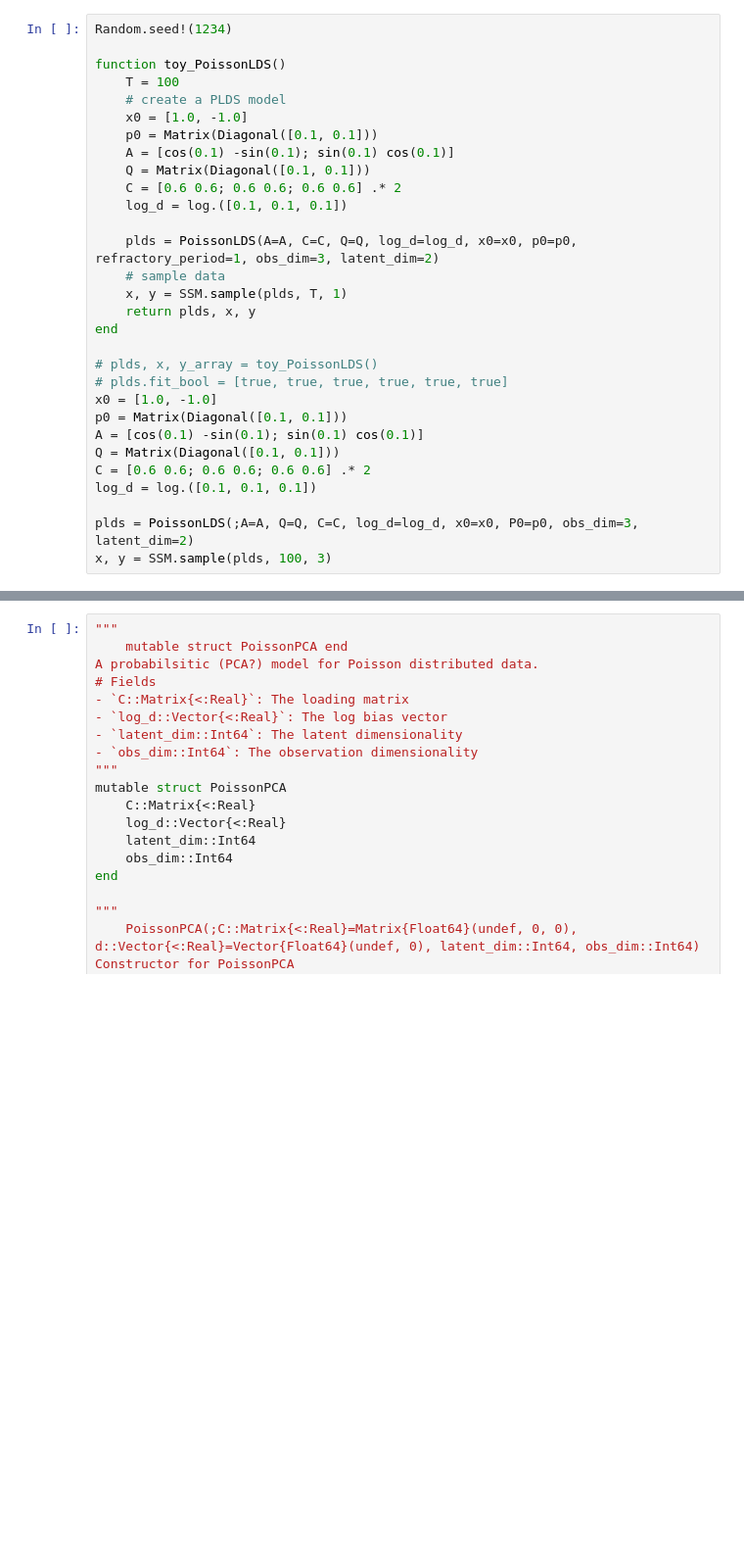
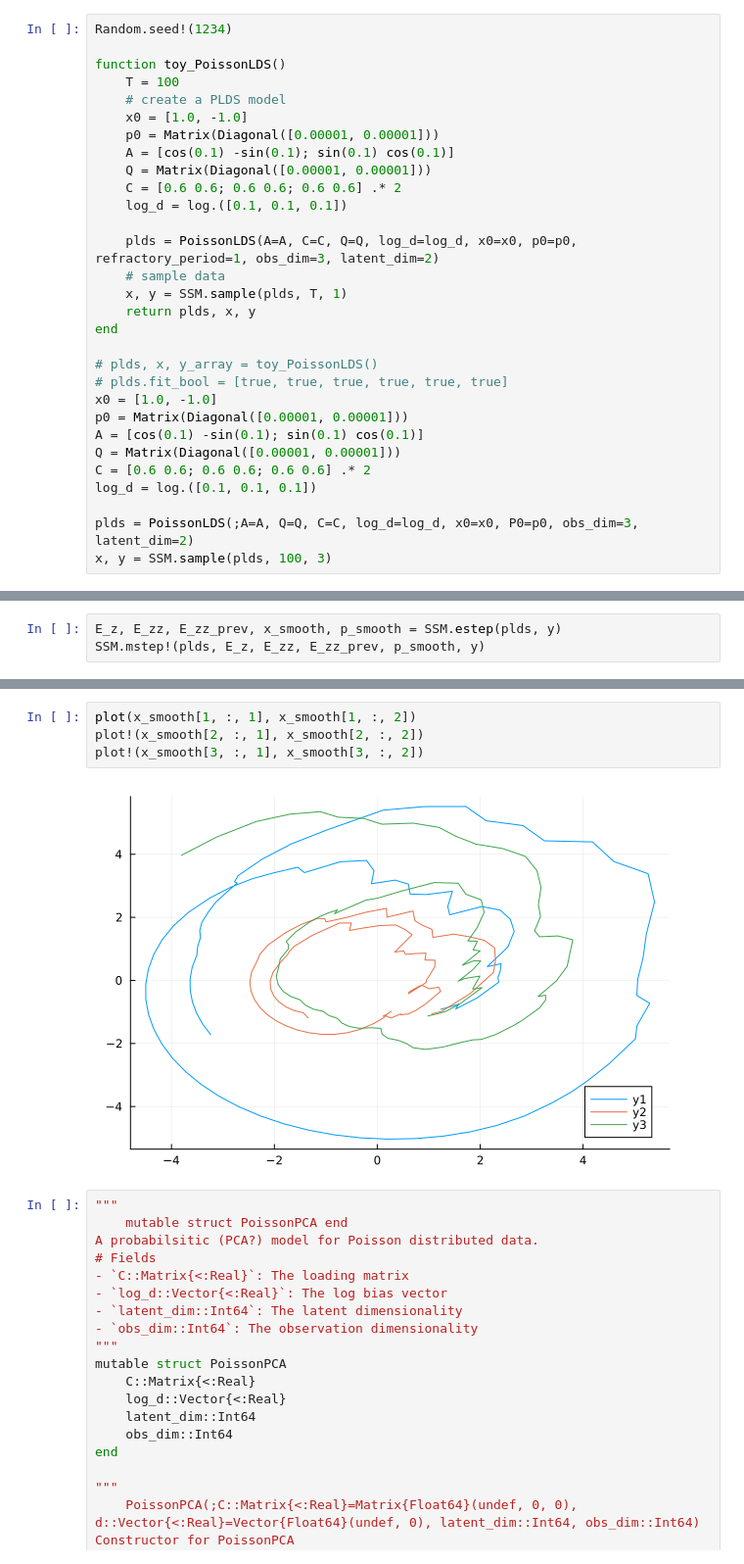
Before and after one commit to depasquale-lab/StateSpaceDynamics.jl, a Jupyter notebook: notebooks/plds.ipynb, the cells around one changed output, grey strips where cells are left out. Shown at 98% size. Drawn from its saved outputs; the diff is of its cells as text; blank space fills up the shorter version.

Commit message:
Re-add mstep! to plds.  Reparameterize abstract types. Start test re-writes using refactored code.

```diff
--- a/notebooks/plds.ipynb
+++ b/notebooks/plds.ipynb
@@ -17,9 +20,9 @@ function toy_PoissonLDS()
     T = 100
     # create a PLDS model
     x0 = [1.0, -1.0]
-    p0 = Matrix(Diagonal([0.1, 0.1]))
+    p0 = Matrix(Diagonal([0.00001, 0.00001]))
     A = [cos(0.1) -sin(0.1); sin(0.1) cos(0.1)]
-    Q = Matrix(Diagonal([0.1, 0.1]))
+    Q = Matrix(Diagonal([0.00001, 0.00001]))
     C = [0.6 0.6; 0.6 0.6; 0.6 0.6] .* 2
     log_d = log.([0.1, 0.1, 0.1])
 
@@ -32,9 +35,9 @@ end
 # plds, x, y_array = toy_PoissonLDS()
 # plds.fit_bool = [true, true, true, true, true, true]
 x0 = [1.0, -1.0]
-p0 = Matrix(Diagonal([0.1, 0.1]))
+p0 = Matrix(Diagonal([0.00001, 0.00001]))
 A = [cos(0.1) -sin(0.1); sin(0.1) cos(0.1)]
-Q = Matrix(Diagonal([0.1, 0.1]))
+Q = Matrix(Diagonal([0.00001, 0.00001]))
 C = [0.6 0.6; 0.6 0.6; 0.6 0.6] .* 2
 log_d = log.([0.1, 0.1, 0.1])
 
@@ -48,0 +57,3 @@ x_smooth, p_smooth, p_tt1 = SSM.smooth(plds, y)
+# %%
+E_z, E_zz, E_zz_prev, x_smooth, p_smooth = SSM.estep(plds, y)
+SSM.mstep!(plds, E_z, E_zz, E_zz_prev, p_smooth, y)
@@ -49,3 +85,9 @@ x_smooth, p_smooth, p_tt1 = SSM.smooth(plds, y)
+# %%
+plot(x_smooth[1, :, 1], x_smooth[1, :, 2])
+plot!(x_smooth[2, :, 1], x_smooth[2, :, 2])
+plot!(x_smooth[3, :, 1], x_smooth[3, :, 2])
+# %% [output]
+[figure, added]
 # %%
 """
     mutable struct PoissonPCA end
```
Also changed, not shown: parts of 8 cells of this notebook, 5 other files.
